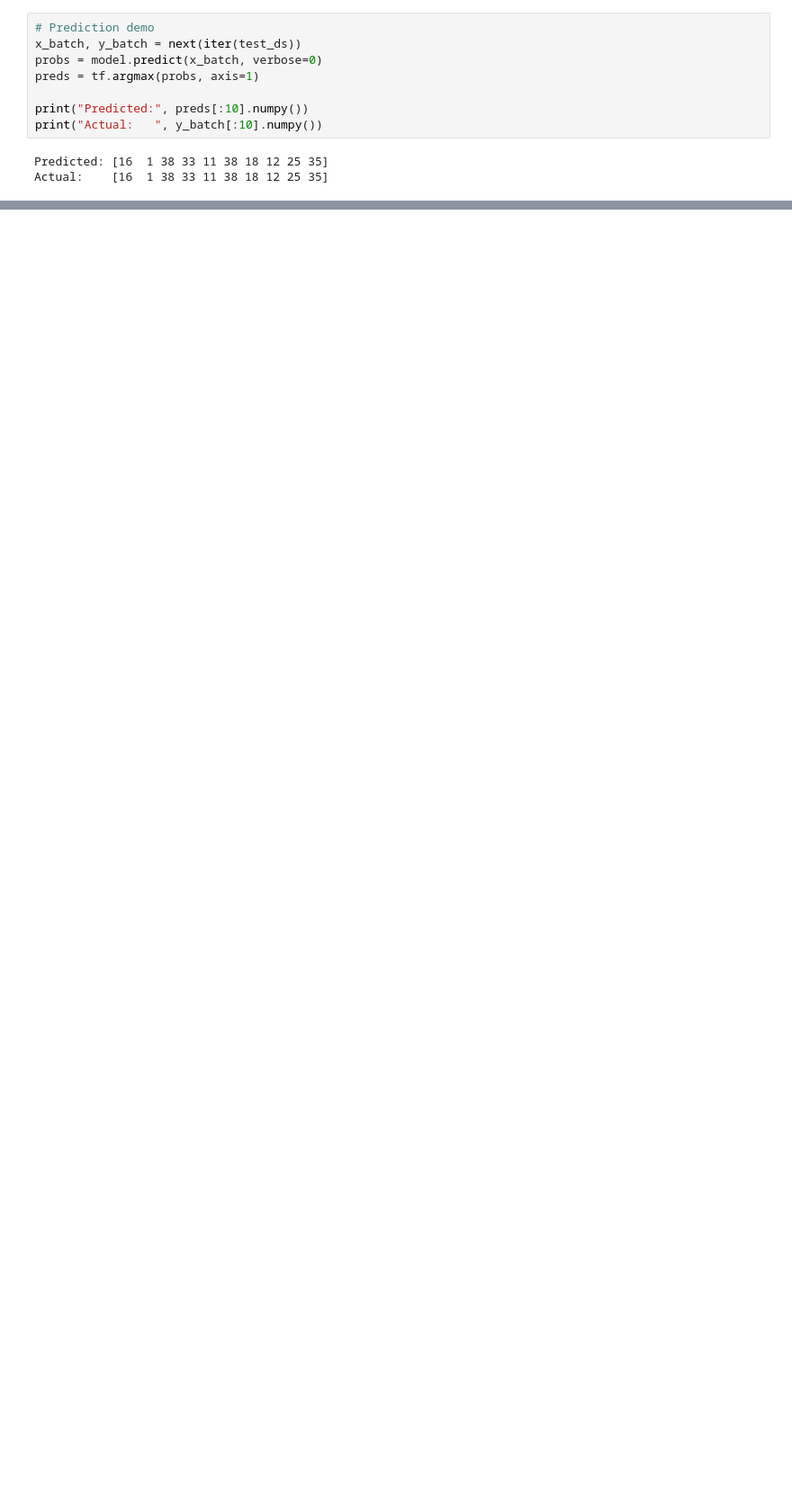
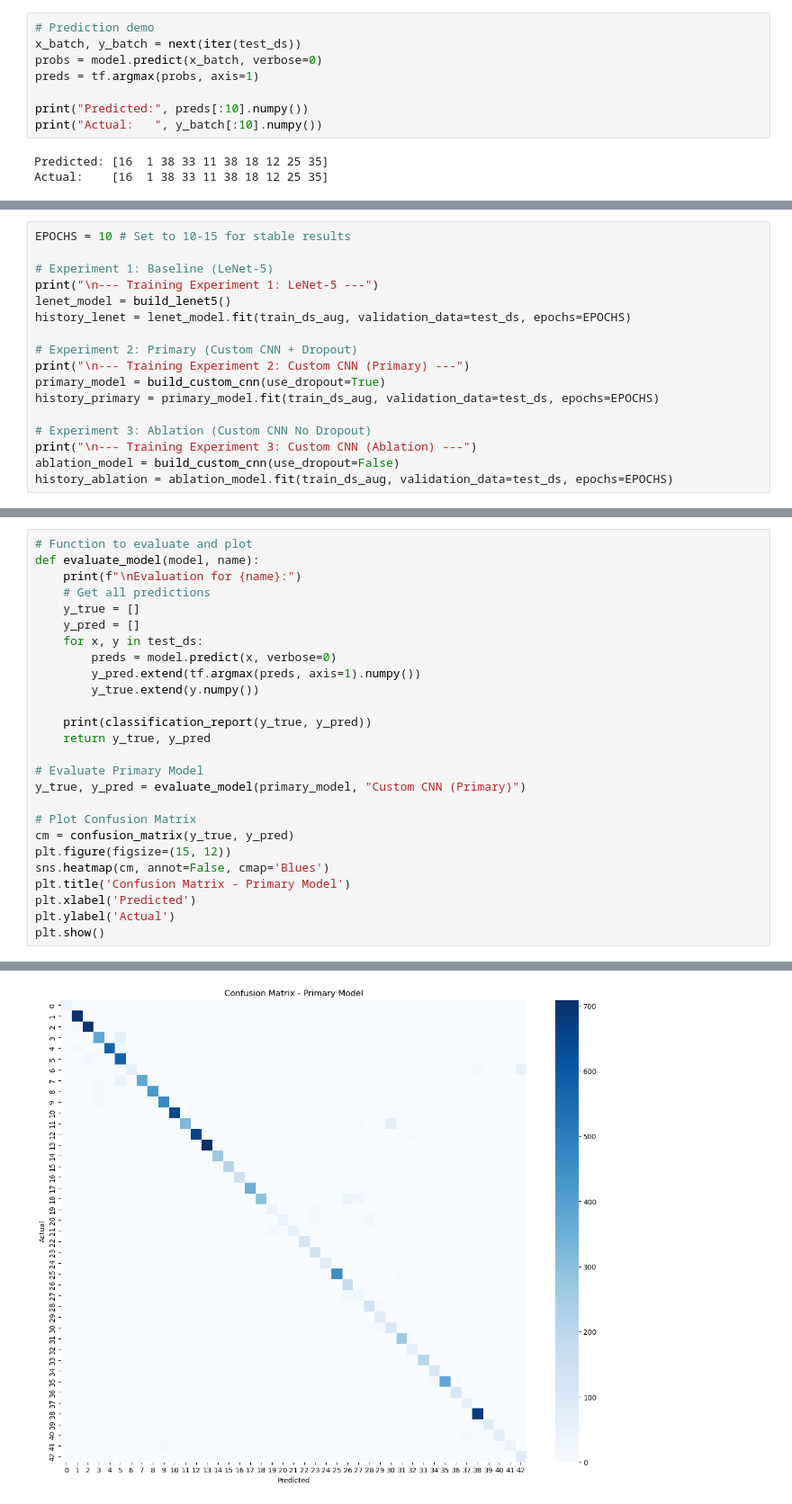
Before and after one commit to shawn01-kubo/DS-6050-Final-Project, a Jupyter notebook: Final project.ipynb, the cells around one changed output, grey strips where cells are left out. Shown at 90% size. Drawn from its saved outputs; the diff is of its cells as text; blank space fills up the shorter version.

```diff
--- a/Final project.ipynb
+++ b/Final project.ipynb
@@ -175,0 +252,17 @@ plt.show()
+# %%
+EPOCHS = 10 # Set to 10-15 for stable results
+
+# Experiment 1: Baseline (LeNet-5)
+print("\n--- Training Experiment 1: LeNet-5 ---")
+lenet_model = build_lenet5()
+history_lenet = lenet_model.fit(train_ds_aug, validation_data=test_ds, epochs=EPOCHS)
+
+# Experiment 2: Primary (Custom CNN + Dropout)
+print("\n--- Training Experiment 2: Custom CNN (Primary) ---")
+primary_model = build_custom_cnn(use_dropout=True)
+history_primary = primary_model.fit(train_ds_aug, validation_data=test_ds, epochs=EPOCHS)
+
+# Experiment 3: Ablation (Custom CNN No Dropout)
+print("\n--- Training Experiment 3: Custom CNN (Ablation) ---")
+ablation_model = build_custom_cnn(use_dropout=False)
+history_ablation = ablation_model.fit(train_ds_aug, validation_data=test_ds, epochs=EPOCHS)
@@ -175,0 +287,27 @@ plt.show()
+# %%
+# Function to evaluate and plot
+def evaluate_model(model, name):
+    print(f"\nEvaluation for {name}:")
+    # Get all predictions
+    y_true = []
+    y_pred = []
+    for x, y in test_ds:
+        preds = model.predict(x, verbose=0)
+        y_pred.extend(tf.argmax(preds, axis=1).numpy())
+        y_true.extend(y.numpy())
+
+    print(classification_report(y_true, y_pred))
+    return y_true, y_pred
+
+# Evaluate Primary Model
+y_true, y_pred = evaluate_model(primary_model, "Custom CNN (Primary)")
+
+# Plot Confusion Matrix
+cm = confusion_matrix(y_true, y_pred)
+plt.figure(figsize=(15, 12))
+sns.heatmap(cm, annot=False, cmap='Blues')
+plt.title('Confusion Matrix - Primary Model')
+plt.xlabel('Predicted')
+plt.ylabel('Actual')
+plt.show()
+# %% [output]
@@ -175,0 +331 @@ plt.show()
+[figure, added]
```
Also changed, not shown: parts of 10 cells of this notebook.
